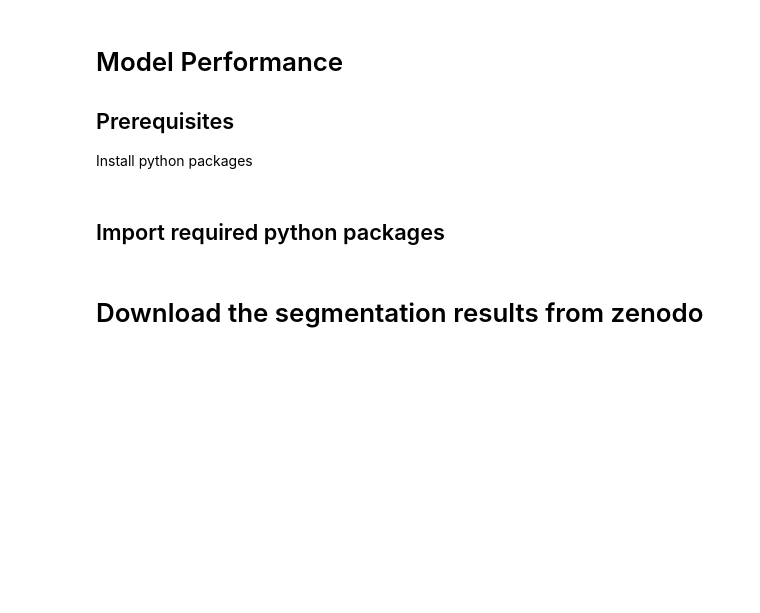
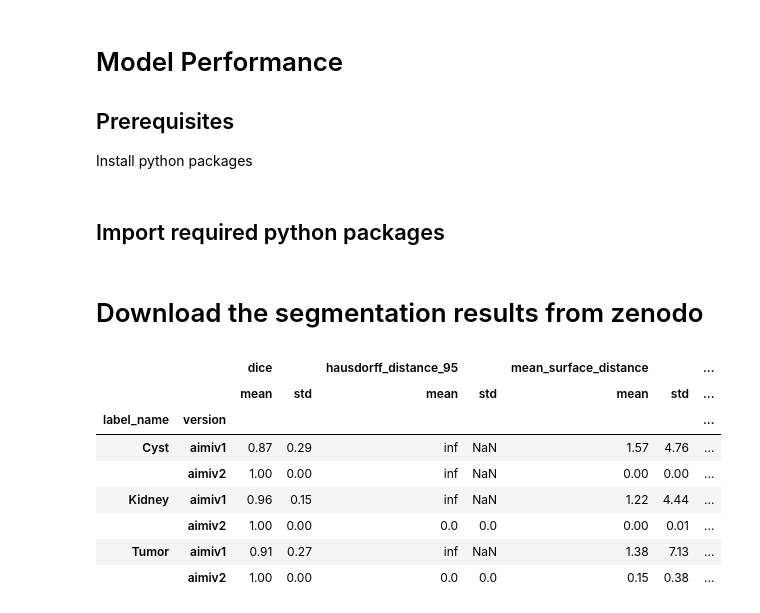
Before and after one commit to bamf-health/aimi-kidney-ct, a Jupyter notebook: model_performance_aimi2.ipynb, the cells around one changed output. Cells and saved outputs as stored; diff of their text form; code cells hidden in the pictures; blank space fills up the shorter version.

```diff
--- a/model_performance_aimi2.ipynb
+++ b/model_performance_aimi2.ipynb
@@ -198,17 +266,32 @@ metrics_df["label_name"] = metrics_df["label"].map(label_names)
 # %%
 aggregated_df = (
     metrics_df.groupby(["label_name", "version"])
     .agg(
         {
             "dice": ["mean", "std"],
             "hausdorff_distance_95": ["mean", "std"],
             "mean_surface_distance": ["mean", "std"],
             "normalized_surface_distance": ["mean", "std"],
             "normalized_surface_distance_tolerance": "first",
+            "pos_cnt": ["sum"],
+            "true_pos_cnt": ["sum"],
+            "false_pos_cnt": ["sum"],
+            "false_neg_cnt": ["sum"],
         }
     )
     .round(2)
 )
+aggregated_df
+# %% [output]
+|  |  | dice |  | hausdorff_distance_95 |  | mean_surface_distance |  | ... |
+|  |  | mean | std | mean | std | mean | std | ... |
+| label_name | version |  |  |  |  |  |  | ... |
+| Cyst | aimiv1 | 0.87 | 0.29 | inf | NaN | 1.57 | 4.76 | ... |
+|  | aimiv2 | 1.00 | 0.00 | inf | NaN | 0.00 | 0.00 | ... |
+| Kidney | aimiv1 | 0.96 | 0.15 | inf | NaN | 1.22 | 4.44 | ... |
+|  | aimiv2 | 1.00 | 0.00 | 0.0 | 0.0 | 0.00 | 0.01 | ... |
+| Tumor | aimiv1 | 0.91 | 0.27 | inf | NaN | 1.38 | 7.13 | ... |
+|  | aimiv2 | 1.00 | 0.00 | 0.0 | 0.0 | 0.15 | 0.38 | ... |
 # %%
 # create seaborn categorical boxplot for each metric, by label and version
 for metric in [
```
Also changed, not shown: parts of 4 cells of this notebook.
